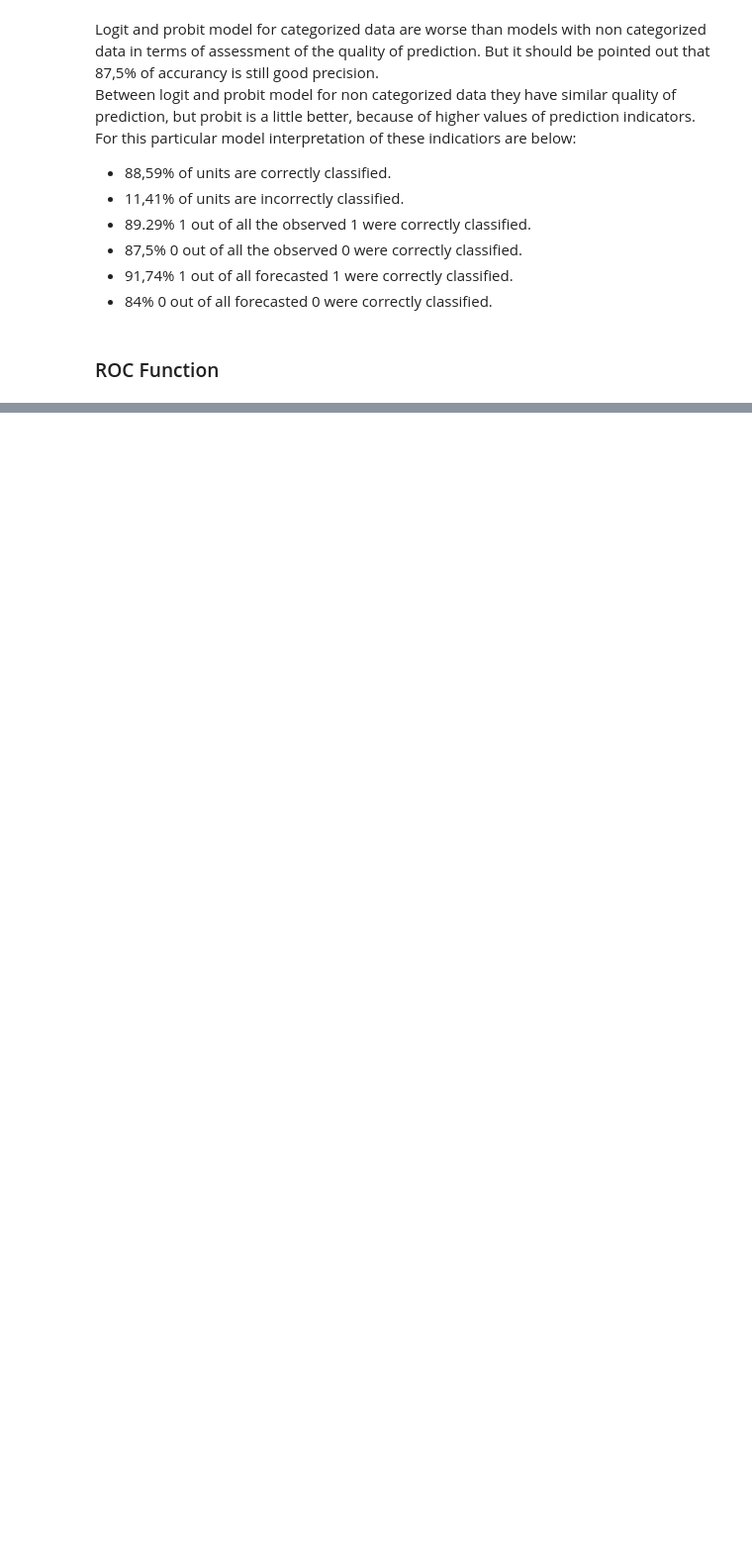
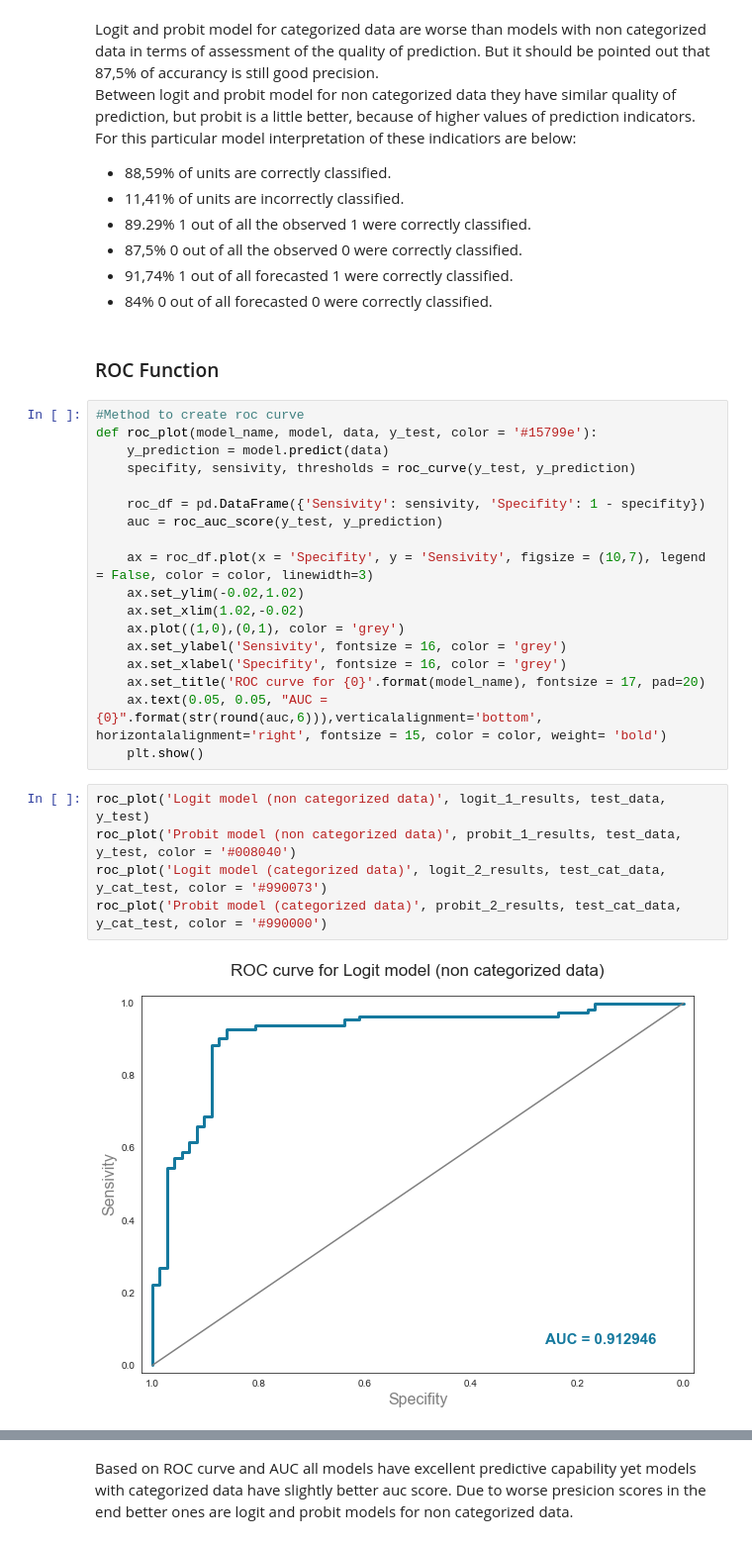
Before and after one commit to PilgrimMatthias/HeartDiseas_prediction, a Jupyter notebook: heartdisease.ipynb, the cells around one changed output, grey strips where cells are left out. Shown at 99% size. Drawn from its saved outputs; the diff is of its cells as text; blank space fills up the shorter version.

```diff
--- a/heartdisease.ipynb
+++ b/heartdisease.ipynb
@@ -1198,3 +1200,28 @@ For this particular model interpretation of these indicatiors are below:
 </ul>
 # %% [markdown]
 ### ROC Function
+# %%
+#Method to create roc curve
+def roc_plot(model_name, model, data, y_test, color = '#15799e'):
+    y_prediction = model.predict(data)
+    specifity, sensivity, thresholds = roc_curve(y_test, y_prediction)
+
+    roc_df = pd.DataFrame({'Sensivity': sensivity, 'Specifity': 1 - specifity})
+    auc = roc_auc_score(y_test, y_prediction)
+
+    ax = roc_df.plot(x = 'Specifity', y = 'Sensivity', figsize = (10,7), legend = False, color = color, linewidth=3)
+    ax.set_ylim(-0.02,1.02)
+    ax.set_xlim(1.02,-0.02)
+    ax.plot((1,0),(0,1), color = 'grey')
+    ax.set_ylabel('Sensivity', fontsize = 16, color = 'grey')
+    ax.set_xlabel('Specifity', fontsize = 16, color = 'grey')
+    ax.set_title('ROC curve for {0}'.format(model_name), fontsize = 17, pad=20)
+    ax.text(0.05, 0.05, "AUC = {0}".format(str(round(auc,6))),verticalalignment='bottom', horizontalalignment='right', fontsize = 15, color = color, weight= 'bold')
+    plt.show()
+# %%
+roc_plot('Logit model (non categorized data)', logit_1_results, test_data, y_test)
+roc_plot('Probit model (non categorized data)', probit_1_results, test_data, y_test, color = '#008040')
+roc_plot('Logit model (categorized data)', logit_2_results, test_cat_data, y_cat_test, color = '#990073')
+roc_plot('Probit model (categorized data)', probit_2_results, test_cat_data, y_cat_test, color = '#990000')
+# %% [output]
+[figure, added]
@@ -1200,0 +1231,2 @@ For this particular model interpretation of these indicatiors are below:
+# %% [markdown]
+Based on ROC curve and AUC all models have excellent predictive capability yet models with categorized data have slightly better auc score. Due to worse presicion scores in the end better ones are logit and probit models for non categorized data.
```
Also changed, not shown: parts of 27 cells of this notebook.
